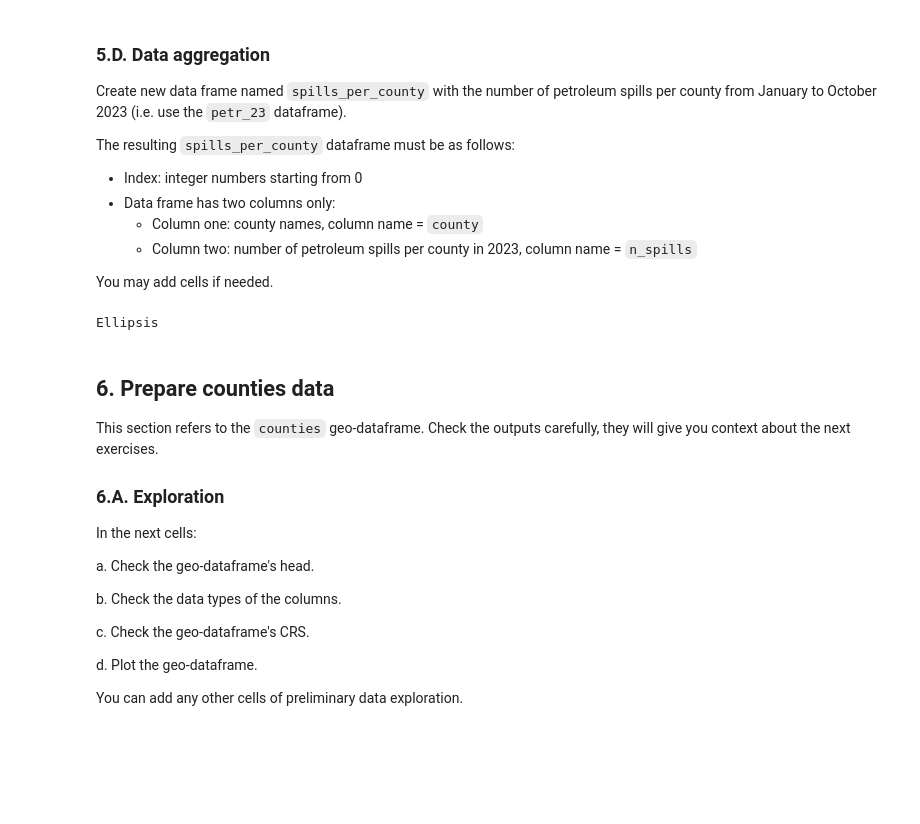
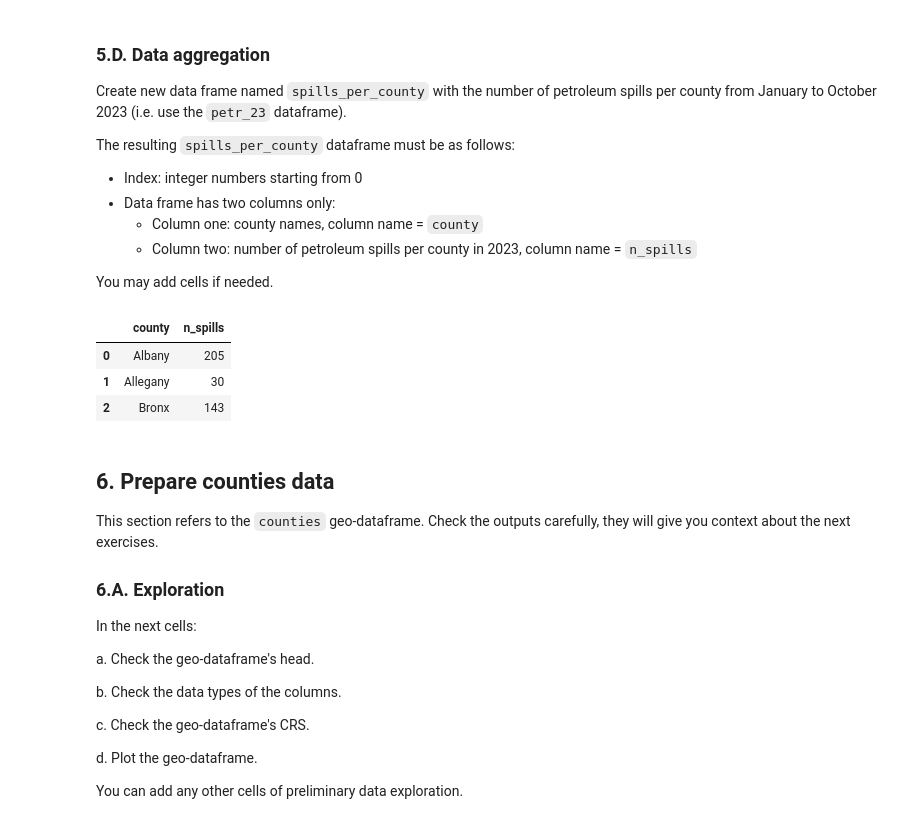
Before and after one commit to stephenccodes/eds220-hwk3, a Jupyter notebook: hwk3-task2-oil-spills.ipynb, the cells around one changed output. Drawn from its saved outputs; the diff is of its cells as text; code cells hidden in the pictures; blank space fills up the shorter version.

```diff
--- a/hwk3-task2-oil-spills.ipynb
+++ b/hwk3-task2-oil-spills.ipynb
@@ -348,12 +362,18 @@ The resulting `spills_per_county` dataframe must be as follows:
     - Column two: number of petroleum spills per county in 2023, column name = `n_spills`
 
 You may add cells if needed.
-# %%
-# Your code here
-spills_per_county = ...
-spills_per_county
-# %% [output]
-Ellipsis
+# %%
+# Make a dataframe with county names and a count of their respective spills
+spills_per_county = pd.DataFrame(petr_23.groupby('county') # Select each county
+                                 .size() # Find the number of spills
+                                 .reset_index()
+                                 .rename(columns = {0: "n_spills"}))
+spills_per_county.head(3)
+# %% [output]
+|  | county | n_spills |
+| 0 | Albany | 205 |
+| 1 | Allegany | 30 |
+| 2 | Bronx | 143 |
 # %% [markdown]
 ## 6. Prepare counties data
 
```
Also changed, not shown: parts of 12 cells of this notebook.
